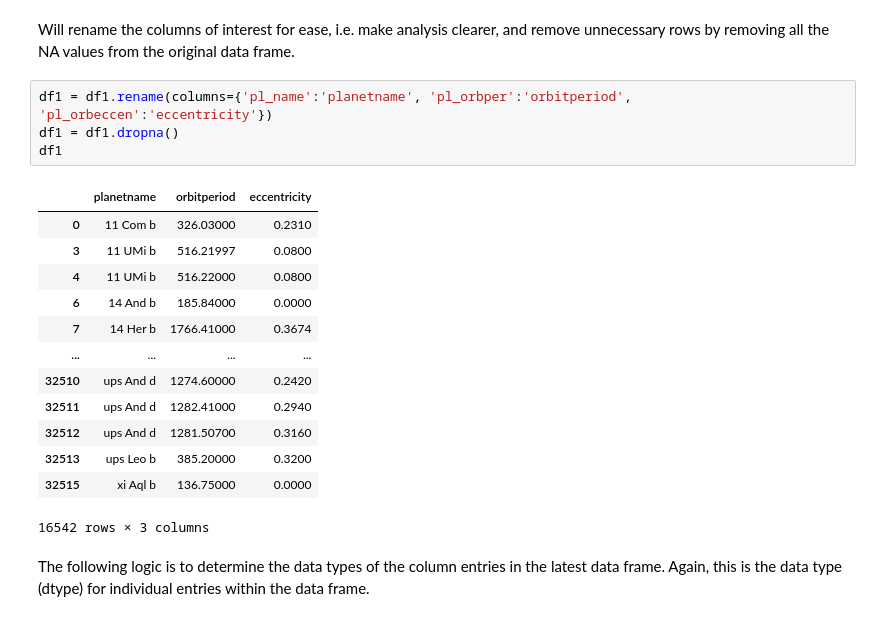
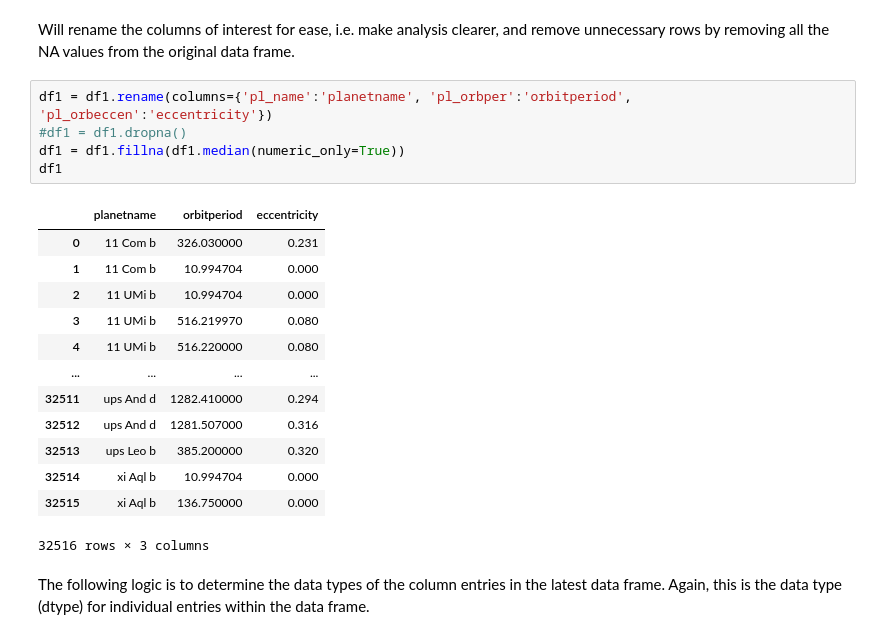
Before and after one commit to jbravo87/blog-projects, a Jupyter notebook: exoplanet_data_notebook.ipynb, the cells around one changed output. Drawn from its saved outputs; the diff is of its cells as text.

```diff
--- a/exoplanet_data_notebook.ipynb
+++ b/exoplanet_data_notebook.ipynb
@@ -80,22 +80,23 @@ df1
 Will rename the columns of interest for ease, i.e. make analysis clearer, and remove unnecessary rows by removing all the NA values from the original data frame.
 # %%
 df1 = df1.rename(columns={'pl_name':'planetname', 'pl_orbper':'orbitperiod', 'pl_orbeccen':'eccentricity'})
-df1 = df1.dropna()
+#df1 = df1.dropna()
+df1 = df1.fillna(df1.median(numeric_only=True))
 df1
 # %% [output]
 |  | planetname | orbitperiod | eccentricity |
-| 0 | 11 Com b | 326.03000 | 0.2310 |
-| 3 | 11 UMi b | 516.21997 | 0.0800 |
-| 4 | 11 UMi b | 516.22000 | 0.0800 |
-| 6 | 14 And b | 185.84000 | 0.0000 |
-| 7 | 14 Her b | 1766.41000 | 0.3674 |
+| 0 | 11 Com b | 326.030000 | 0.231 |
+| 1 | 11 Com b | 10.994704 | 0.000 |
+| 2 | 11 UMi b | 10.994704 | 0.000 |
+| 3 | 11 UMi b | 516.219970 | 0.080 |
+| 4 | 11 UMi b | 516.220000 | 0.080 |
 | ... | ... | ... | ... |
-| 32510 | ups And d | 1274.60000 | 0.2420 |
-| 32511 | ups And d | 1282.41000 | 0.2940 |
-| 32512 | ups And d | 1281.50700 | 0.3160 |
-| 32513 | ups Leo b | 385.20000 | 0.3200 |
-| 32515 | xi Aql b | 136.75000 | 0.0000 |
+| 32511 | ups And d | 1282.410000 | 0.294 |
+| 32512 | ups And d | 1281.507000 | 0.316 |
+| 32513 | ups Leo b | 385.200000 | 0.320 |
+| 32514 | xi Aql b | 10.994704 | 0.000 |
+| 32515 | xi Aql b | 136.750000 | 0.000 |
-16542 rows × 3 columns
+32516 rows × 3 columns
 # %% [markdown]
 The following logic is to determine the data types of the column entries in the latest data frame. Again, this is the data type (dtype) for individual entries within the data frame.
 # %%
```
Also changed, not shown: parts of 63 cells of this notebook.
